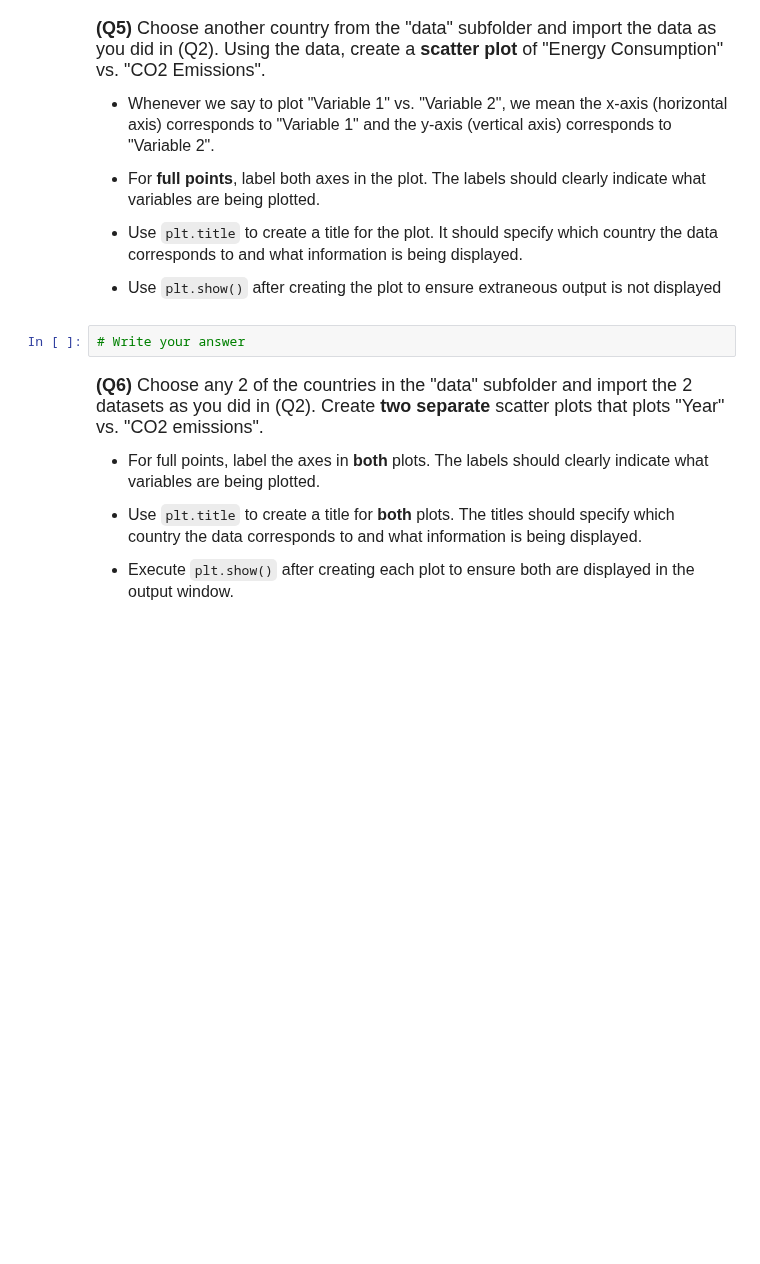
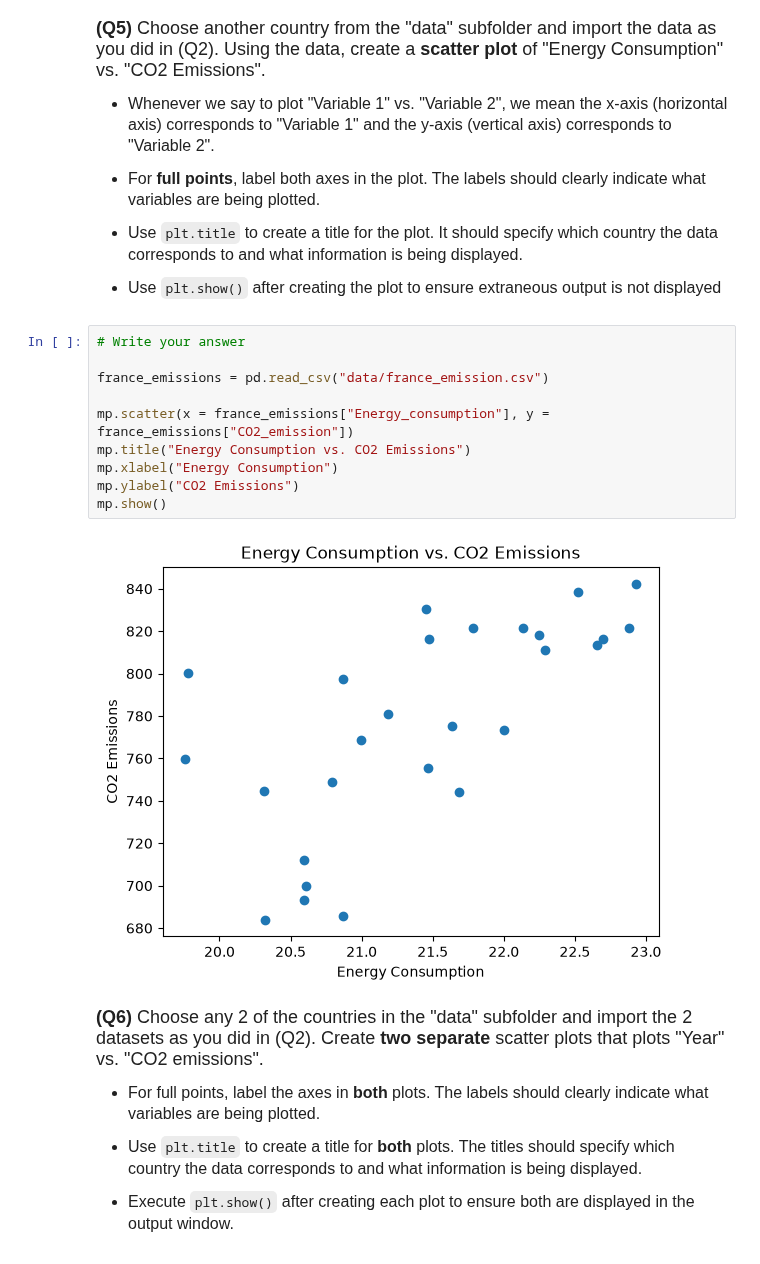
Before and after one commit to JNGU28/datasci185fall2026, a Jupyter notebook: _assignments/assignment_2/Assignment2.ipynb, the cells around one changed output. Saved outputs shown, nothing was run; the diff lists cells and outputs as text; blank space fills up the shorter version.

```diff
--- a/_assignments/assignment_2/Assignment2.ipynb
+++ b/_assignments/assignment_2/Assignment2.ipynb
@@ -97,8 +125,18 @@ us_emissions["CO2_emission"].describe()
 - Use `plt.title` to create a title for the plot. It should specify which country the data corresponds to and what information is being displayed.
 
 - Use `plt.show()` after creating the plot to ensure extraneous output is not displayed
-# %%
-# Write your answer
+# %%
+# Write your answer
+
+france_emissions = pd.read_csv("data/france_emission.csv")
+
+mp.scatter(x = france_emissions["Energy_consumption"], y = france_emissions["CO2_emission"])
+mp.title("Energy Consumption vs. CO2 Emissions")
+mp.xlabel("Energy Consumption")
+mp.ylabel("CO2 Emissions")
+mp.show()
+# %% [output]
+[figure, added]
 # %% [markdown]
 <font size = "4">
 
```
Also changed, not shown: parts of 7 cells of this notebook.
